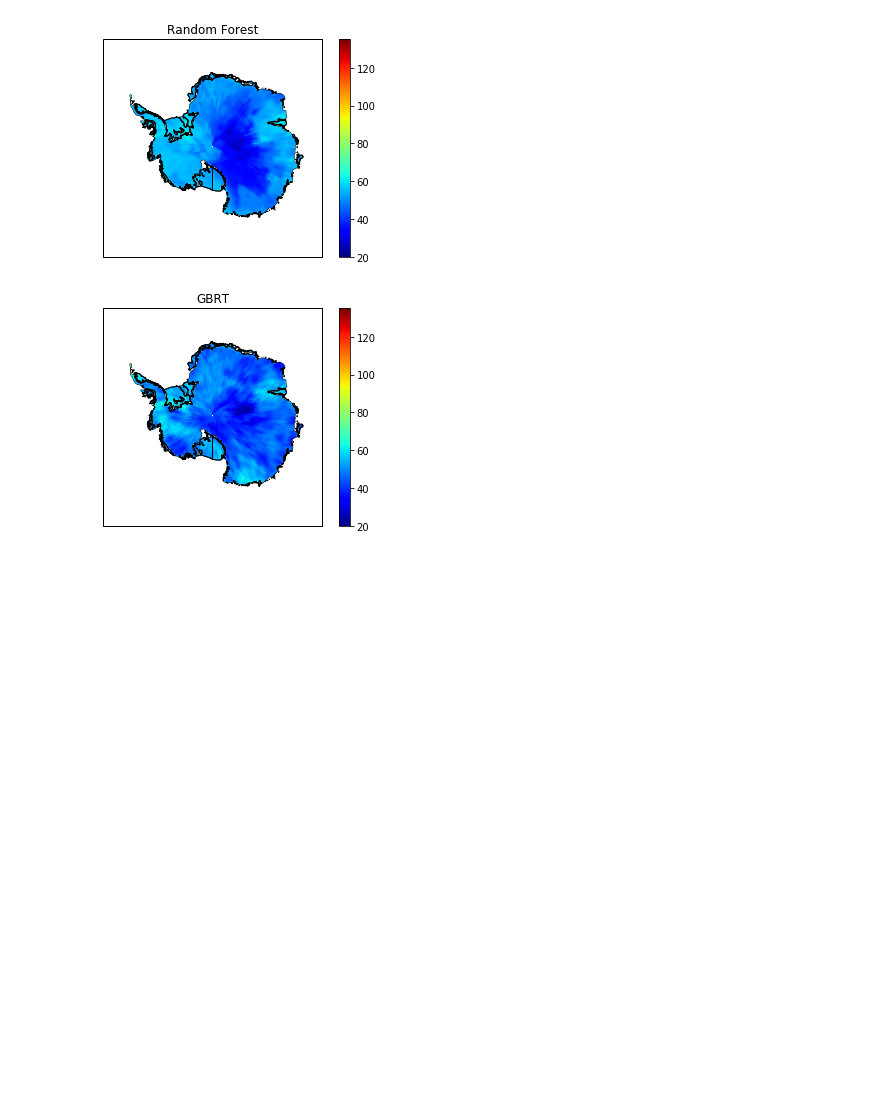
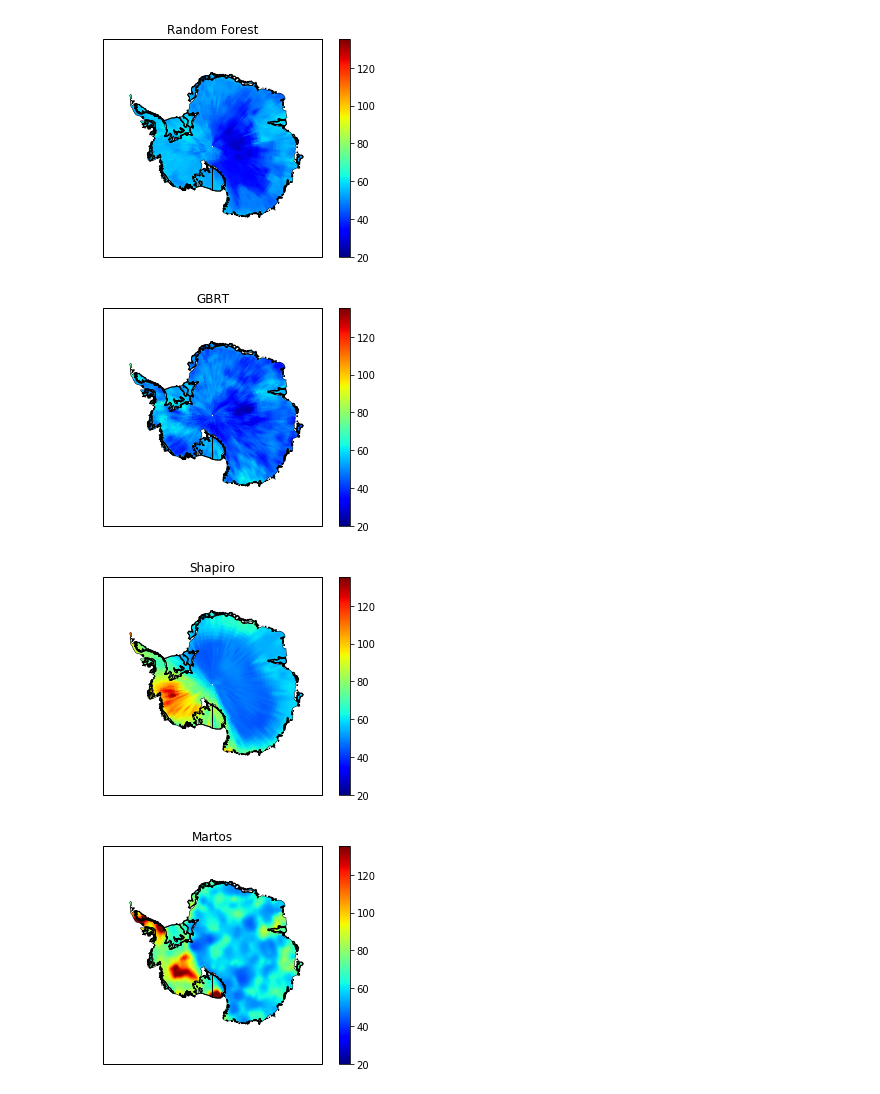
Before and after one commit to kjgoodrick/CSCI_5622_Project_Final, a Jupyter notebook: Generate_Maps.ipynb, the cells around one changed output. Cells and saved outputs as stored; diff of their text form; code cells hidden in the pictures; blank space fills up the shorter version.

Commit message:
prediction maps from literature

```diff
--- a/Generate_Maps.ipynb
+++ b/Generate_Maps.ipynb
@@ -18,3 +22,16 @@ for model in models:
 [figure]
 [figure]
 [figure]
+# %%
+# Maps from the literature
+
+# Shapiro
+shapiro_data = pd.read_csv('data/shapiro_processed.csv')
+plt_ant_feat(shapiro_data['GHF'].values.ravel(), title='Shapiro')
+
+#Martos
+x, y, z = np.loadtxt('data/Antarctic_GHF.xyz', unpack=True)
+plt_ant_feat(z, x=x, y=y, ups=True, title='Martos')
+# %% [output]
+[figure, added]
+[figure, added]
```
Also changed, not shown: parts of 2 cells of this notebook, 3 other files.
